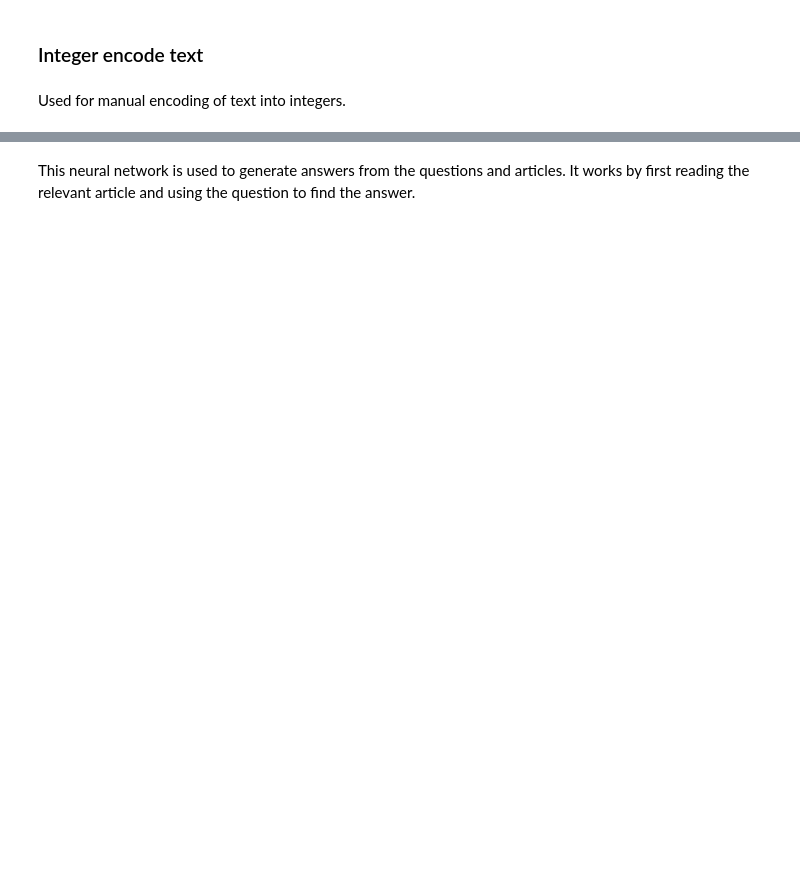
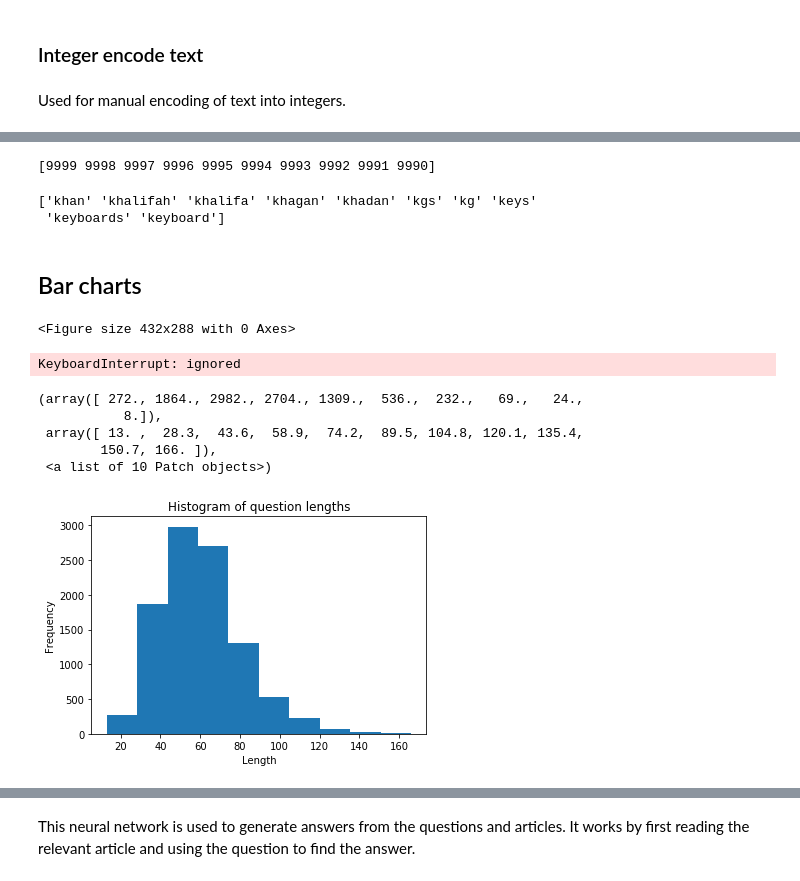
Before and after one commit to moonman239/Capstone-project, a Jupyter notebook: Capstone_project_merged.ipynb, the cells around one changed output, grey strips where cells are left out. Saved outputs shown, nothing was run; the diff lists cells and outputs as text; code cells hidden in the pictures; blank space fills up the shorter version.

```diff
--- a/Capstone_project_merged.ipynb
+++ b/Capstone_project_merged.ipynb
@@ -109,0 +145,3 @@ devData,dev_articles = readFile("dev-v1.1.json")
+# %%
+trainingData = lowercase(trainingData)
+devData = lowercase(devData)
@@ -110,2 +150,16 @@ devData,dev_articles = readFile("dev-v1.1.json")
+# %%
+def invert_string(string):
+	string_array = string.split(" ")
+	string_array.reverse()
+	return " ".join(string_array)
+invert_string = np.vectorize(invert_string)
+def invert_series_of_strings(series):
+  return pd.Series(invert_string(series.values))
+def createMoreData(dataFrame):
+	newDataFrameQuestions = dataFrame["question"].append(invert_series_of_strings(dataFrame["question"]),ignore_index=True)
+	newDataFrameArticleTitles = dataFrame["article_title"].append(invert_series_of_strings(dataFrame["article_title"]),ignore_index=True)
+	newDataFrameParagraphContexts = dataFrame["paragraph_context"].append(dataFrame["paragraph_context"],ignore_index=True)
+	newDataFrameAnswerStarts = dataFrame["answer_start"].append(dataFrame["answer_start"],ignore_index=True)
+	return pd.DataFrame(data={"question":newDataFrameQuestions,"paragraph_context":newDataFrameParagraphContexts,"article_title":newDataFrameArticleTitles,"answer_start":newDataFrameAnswerStarts})
 # %%
-trainingData
+trainingData = createMoreData(trainingData)
@@ -154,7 +183,8 @@ devData
 # %%
 #@title
-trainingData["question"] = trainingData["question"].str.lower()
-trainingData["article_title"] = trainingData["article_title"].str.lower()
-trainingData["paragraph_context"] = trainingData["paragraph_context"].str.lower()
-trainingData["answer_text"] = trainingData["answer_text"].str.lower()
-trainingData["answer_start"] = pd.to_numeric(trainingData["answer_start"])
+devData["question"] = devData["question"].str.lower()
+devData["article_title"] = devData["article_title"].str.lower()
+devData["paragraph_context"] = devData["paragraph_context"].str.lower()
+#devData["answer_text"] = devData["answer_text"].str.lower()
+devData["answer_start"] = pd.to_numeric(devData["answer_start"])
+print("Finished loading dev data and lowering appropriate columns.")
@@ -273,0 +261,50 @@ contextTokenized_train = pad_sequences(contextTokenized_train,maxlen=max_length_
+# %%
+question_words = vocabulary_array(question_vectorizer.vocabulary_,strip_chars=True)
+print(question_words[:,1][0:10].astype(np.uint64))
+# %% [output]
+[9999 9998 9997 9996 9995 9994 9993 9992 9991 9990]
+# %%
+print(question_words[:,0][0:10])
+# %% [output]
+['khan' 'khalifah' 'khalifa' 'khagan' 'khadan' 'kgs' 'kg' 'keys'
+ 'keyboards' 'keyboard']
+# %% [markdown]
+## Bar charts
+# %%
+import matplotlib.pyplot as plt
+%matplotlib inline
+fig = plt.figure()
+fig.subplots_adjust(top=0.8)
+# %% [output]
+<Figure size 432x288 with 0 Axes>
+# %%
+#@title Bar plot of most frequent words.
+from wordcloud import WordCloud,STOPWORDS
+wordcloud = WordCloud(
+    width=800,height=800,
+    stopwords = set(STOPWORDS),
+    min_font_size = 10,
+    background_color='white'
+).generate(" ".join(pd.concat((trainingData["paragraph_context"],devData["answer_text"])).values.tolist()))
+# plot the WordCloud image
+plt.figure(figsize = (8, 8), facecolor = None)
+plt.imshow(wordcloud,interpolation="bilinear")
+plt.axis("off")
+plt.tight_layout(pad = 0)
+
+plt.show()
+# %% [output]
+KeyboardInterrupt: ignored
+# %%
+#@title Bar plots of lengths.
+plt.xlabel("Length")
+plt.ylabel("Frequency")
+plt.title("Histogram of question lengths")
+plt.hist(trainingData["question"].str.len().values[0:10000])
+# %% [output]
+(array([ 272., 1864., 2982., 2704., 1309.,  536.,  232.,   69.,   24.,
+           8.]),
+ array([ 13. ,  28.3,  43.6,  58.9,  74.2,  89.5, 104.8, 120.1, 135.4,
+        150.7, 166. ]),
+ <a list of 10 Patch objects>)
+[figure, added]
```
Also changed, not shown: parts of 149 cells of this notebook.
